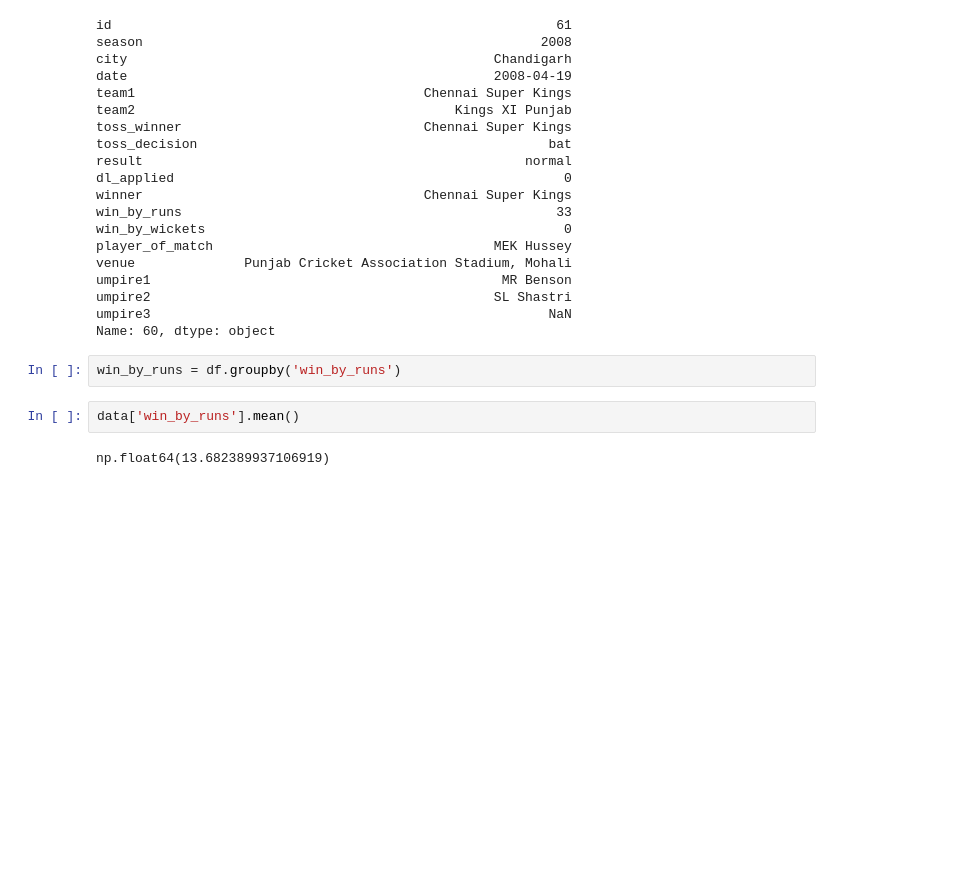
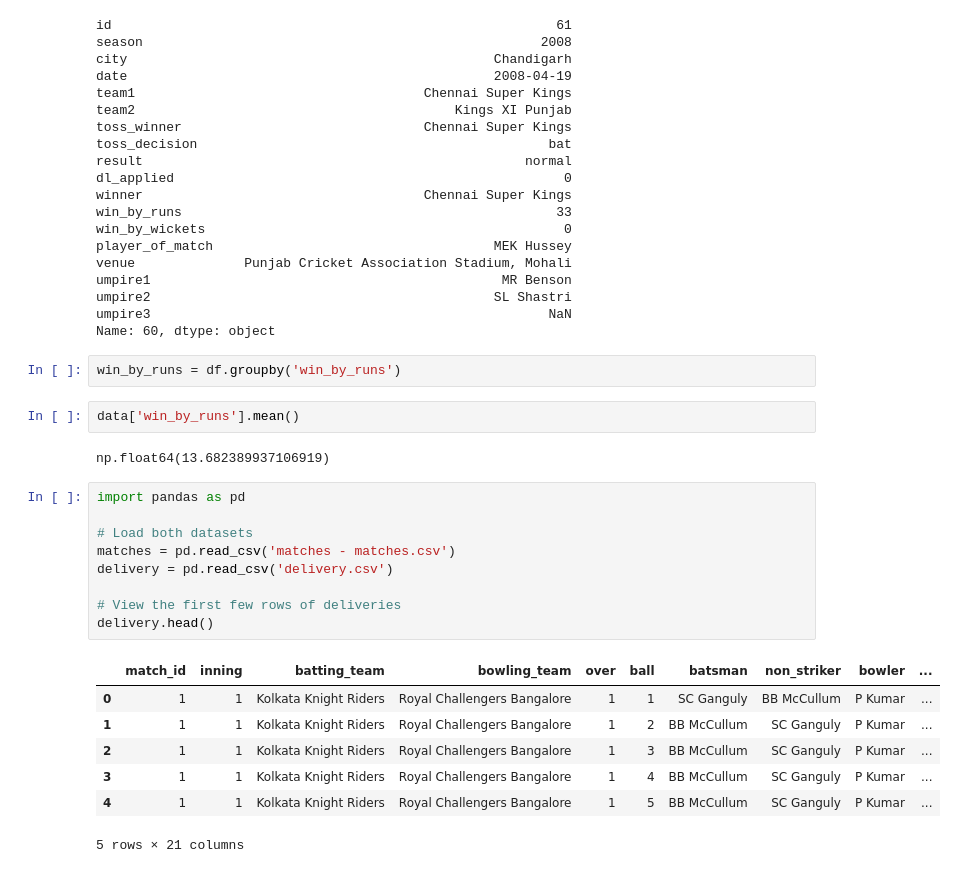
Before and after one commit to MahamFatima01713/Pandas-Mastery, a Jupyter notebook: Pandas_Practice.ipynb, the cells around one changed output. Saved outputs shown, nothing was run; the diff lists cells and outputs as text; blank space fills up the shorter version.

```diff
--- a/Pandas_Practice.ipynb
+++ b/Pandas_Practice.ipynb
@@ -970,3 +970,20 @@ win_by_runs = df.groupby('win_by_runs')
 data['win_by_runs'].mean()
 # %% [output]
 np.float64(13.682389937106919)
+# %%
+import pandas as pd
+
+# Load both datasets
+matches = pd.read_csv('matches - matches.csv')
+delivery = pd.read_csv('delivery.csv')
+
+# View the first few rows of deliveries
+delivery.head()
+# %% [output]
+|  | match_id | inning | batting_team | bowling_team | over | ball | batsman | non_striker | bowler | ... |
+| 0 | 1 | 1 | Kolkata Knight Riders | Royal Challengers Bangalore | 1 | 1 | SC Ganguly | BB McCullum | P Kumar | ... |
+| 1 | 1 | 1 | Kolkata Knight Riders | Royal Challengers Bangalore | 1 | 2 | BB McCullum | SC Ganguly | P Kumar | ... |
+| 2 | 1 | 1 | Kolkata Knight Riders | Royal Challengers Bangalore | 1 | 3 | BB McCullum | SC Ganguly | P Kumar | ... |
+| 3 | 1 | 1 | Kolkata Knight Riders | Royal Challengers Bangalore | 1 | 4 | BB McCullum | SC Ganguly | P Kumar | ... |
+| 4 | 1 | 1 | Kolkata Knight Riders | Royal Challengers Bangalore | 1 | 5 | BB McCullum | SC Ganguly | P Kumar | ... |
+5 rows × 21 columns
```
Also changed, not shown: parts of 2 cells of this notebook.
